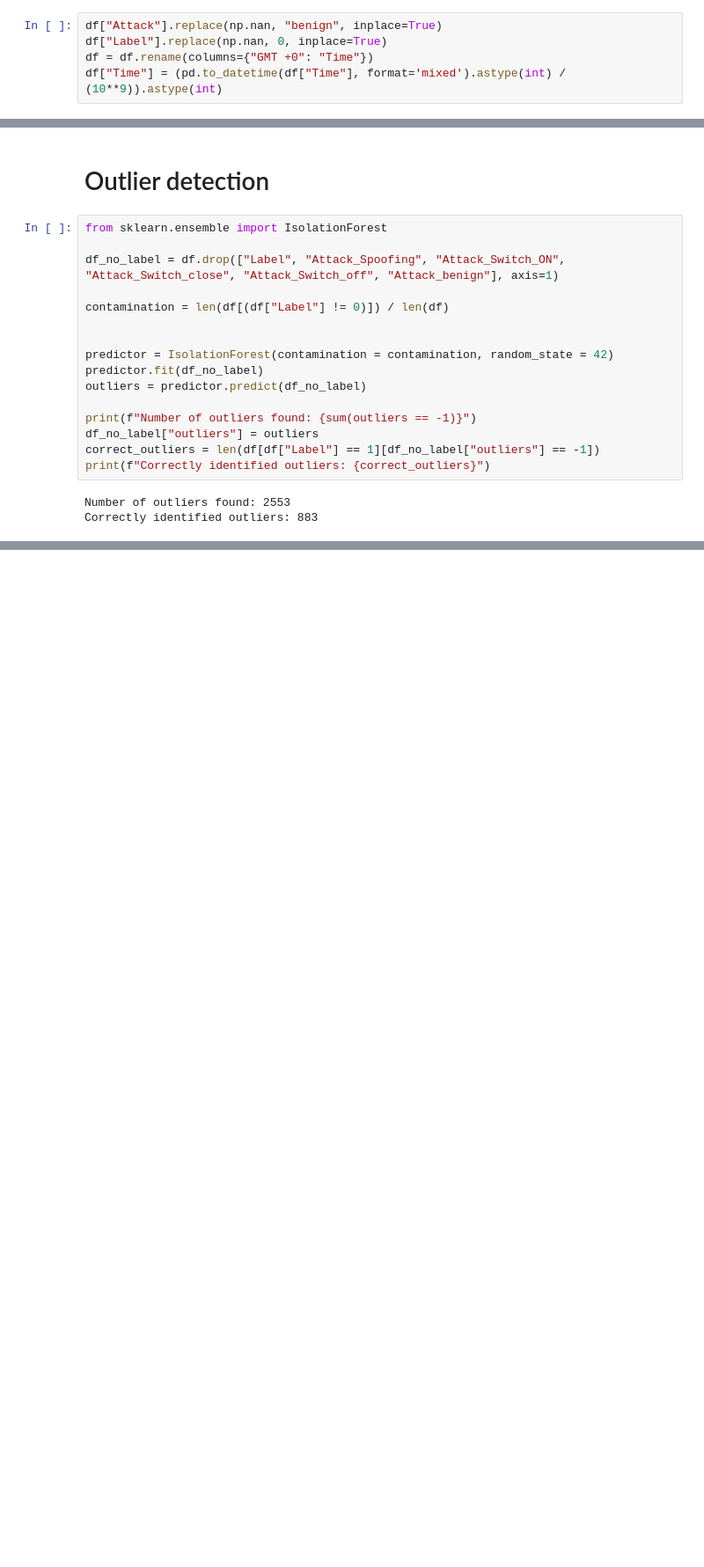
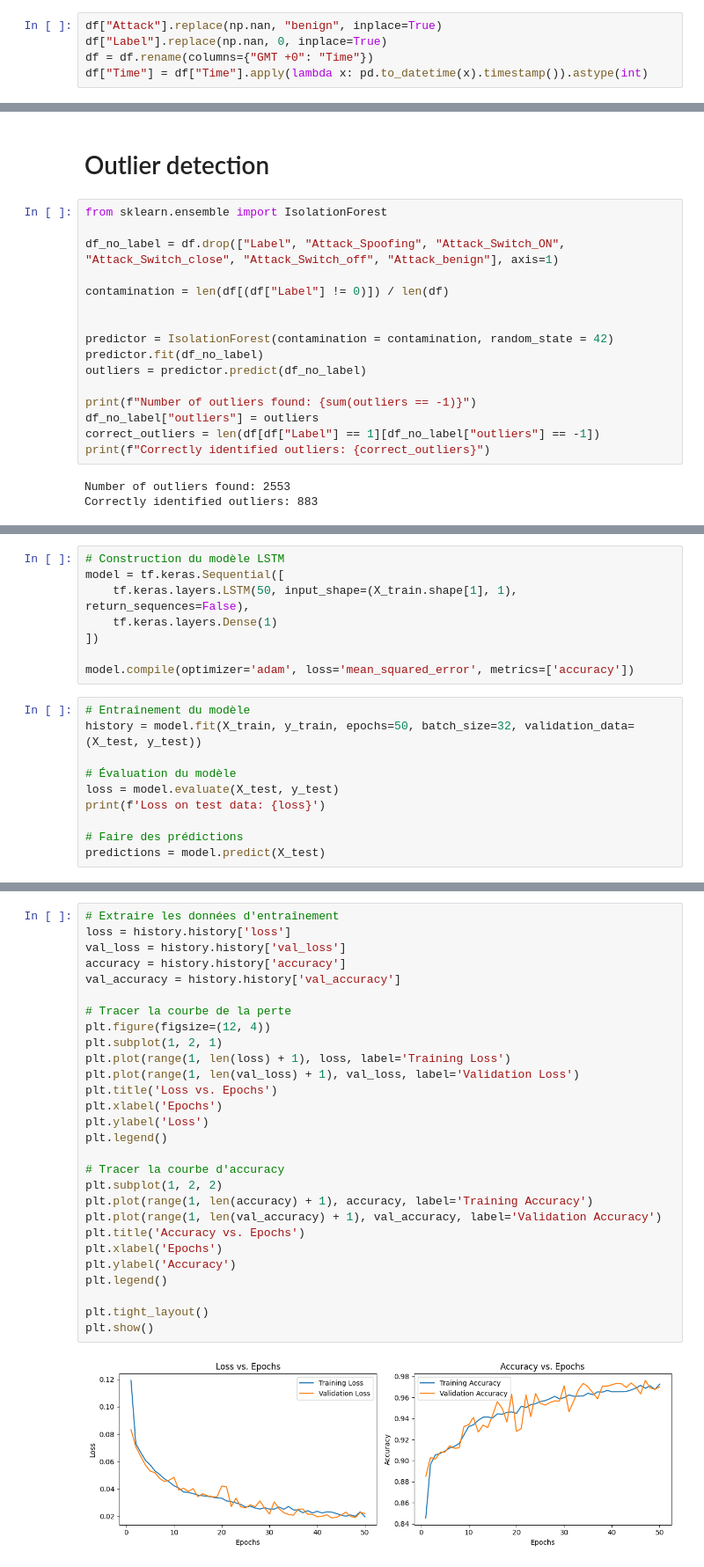
Before and after one commit to Josephine19-stack/secu_secu_secu, a Jupyter notebook: notebook.ipynb, the cells around one changed output, grey strips where cells are left out. Shown at 88% size. Cells and saved outputs as stored; diff of their text form; blank space fills up the shorter version.

Commit message:
LSTM

```diff
--- a/notebook.ipynb
+++ b/notebook.ipynb
@@ -9,7 +9,7 @@ df = pd.read_csv("SWaT.A3_dataset_Jul 19_labelled.csv", header=1, skiprows=[2])
 df["Attack"].replace(np.nan, "benign", inplace=True)
 df["Label"].replace(np.nan, 0, inplace=True)
 df = df.rename(columns={"GMT +0": "Time"})
-df["Time"] = (pd.to_datetime(df["Time"], format='mixed').astype(int) / (10**9)).astype(int)
+df["Time"] = df["Time"].apply(lambda x: pd.to_datetime(x).timestamp()).astype(int)
 # %%
 df.head(5)
 # %% [output]
@@ -126,0 +145,18 @@ Correctly identified outliers: 512
+# %%
+# Construction du modèle LSTM
+model = tf.keras.Sequential([
+    tf.keras.layers.LSTM(50, input_shape=(X_train.shape[1], 1), return_sequences=False),
+    tf.keras.layers.Dense(1)
+])
+
+model.compile(optimizer='adam', loss='mean_squared_error', metrics=['accuracy'])
+# %%
+# Entraînement du modèle
+history = model.fit(X_train, y_train, epochs=50, batch_size=32, validation_data=(X_test, y_test))
+
+# Évaluation du modèle
+loss = model.evaluate(X_test, y_test)
+print(f'Loss on test data: {loss}')
+
+# Faire des prédictions
+predictions = model.predict(X_test)
@@ -126,0 +181,30 @@ Correctly identified outliers: 512
+# %%
+# Extraire les données d'entraînement
+loss = history.history['loss']
+val_loss = history.history['val_loss']
+accuracy = history.history['accuracy']
+val_accuracy = history.history['val_accuracy']
+
+# Tracer la courbe de la perte
+plt.figure(figsize=(12, 4))
+plt.subplot(1, 2, 1)
+plt.plot(range(1, len(loss) + 1), loss, label='Training Loss')
+plt.plot(range(1, len(val_loss) + 1), val_loss, label='Validation Loss')
+plt.title('Loss vs. Epochs')
+plt.xlabel('Epochs')
+plt.ylabel('Loss')
+plt.legend()
+
+# Tracer la courbe d'accuracy
+plt.subplot(1, 2, 2)
+plt.plot(range(1, len(accuracy) + 1), accuracy, label='Training Accuracy')
+plt.plot(range(1, len(val_accuracy) + 1), val_accuracy, label='Validation Accuracy')
+plt.title('Accuracy vs. Epochs')
+plt.xlabel('Epochs')
+plt.ylabel('Accuracy')
+plt.legend()
+
+plt.tight_layout()
+plt.show()
+# %% [output]
+[figure, added]
```
Also changed, not shown: parts of 6 cells of this notebook.
